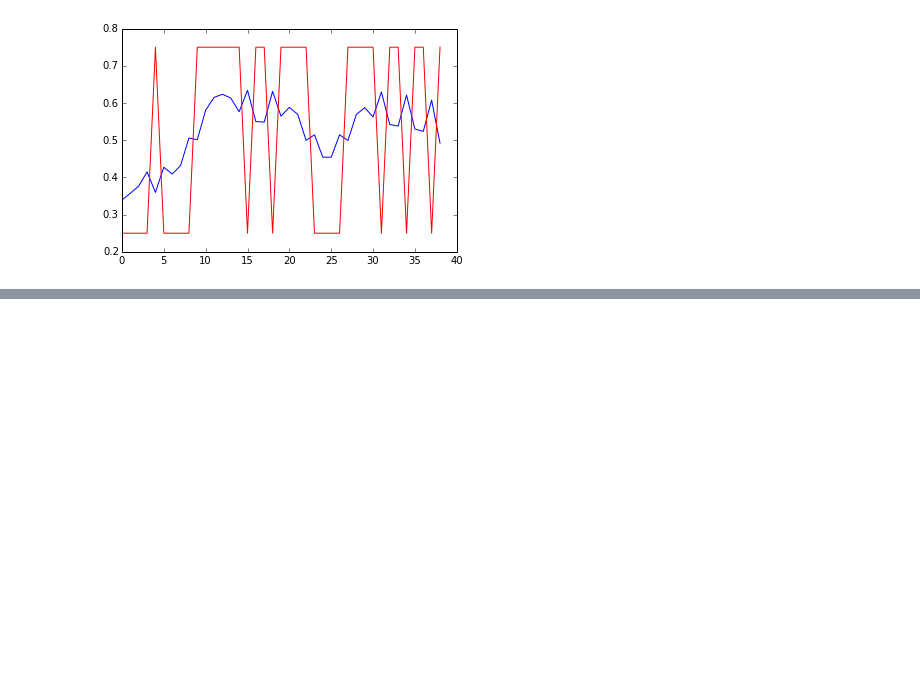
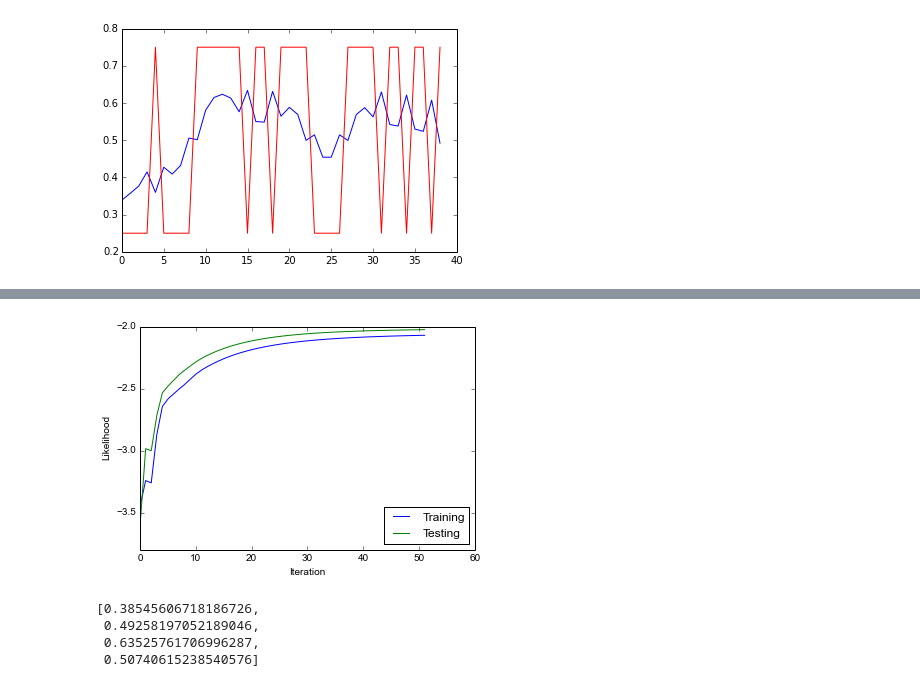
Before and after one commit to dmitriy-serdyuk/hmmbp, a Jupyter notebook: run_experiment.ipynb, the cells around one changed output, grey strips where cells are left out. Saved outputs shown, nothing was run; the diff lists cells and outputs as text; code cells hidden in the pictures; blank space fills up the shorter version.

```diff
--- a/run_experiment.ipynb
+++ b/run_experiment.ipynb
@@ -45,0 +61,17 @@ plt.show()
+# %%
+a = np.array(all_llh)
+training, testing = plt.plot(a)
+plt.xlabel('Iteration')
+plt.ylabel('Likelihood')
+plt.legend([training, testing], ['Training', 'Testing'], loc=4)
+plt.savefig('likelihood.png')
+plt.show()
+# %% [output]
+[figure, added]
+# %%
+params
+# %% [output]
+[0.38545606718186726,
+ 0.49258197052189046,
+ 0.63525761706996287,
+ 0.50740615238540576]
```
Also changed, not shown: parts of 7 cells of this notebook, 1 other file.
